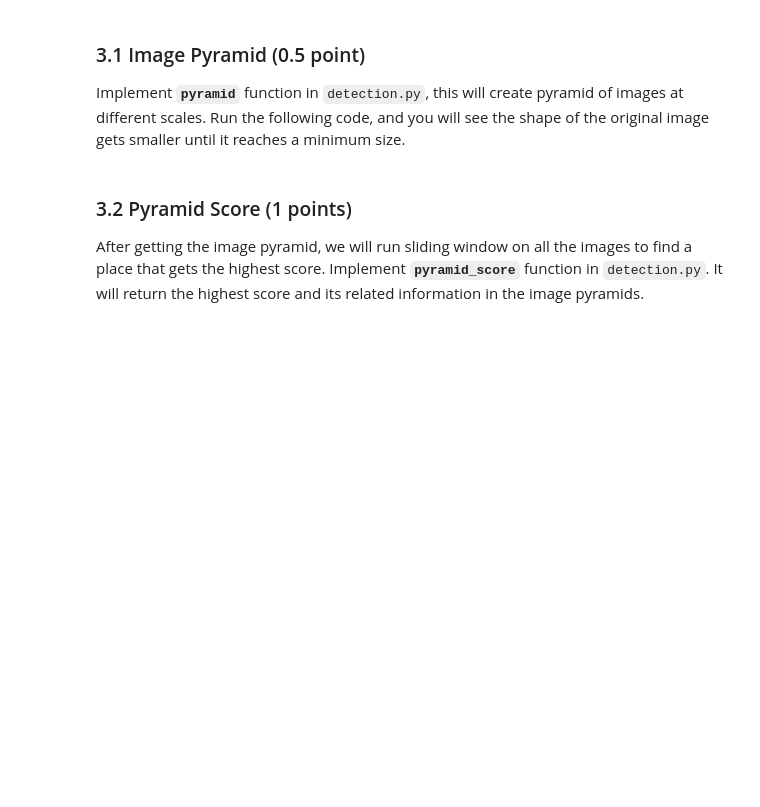
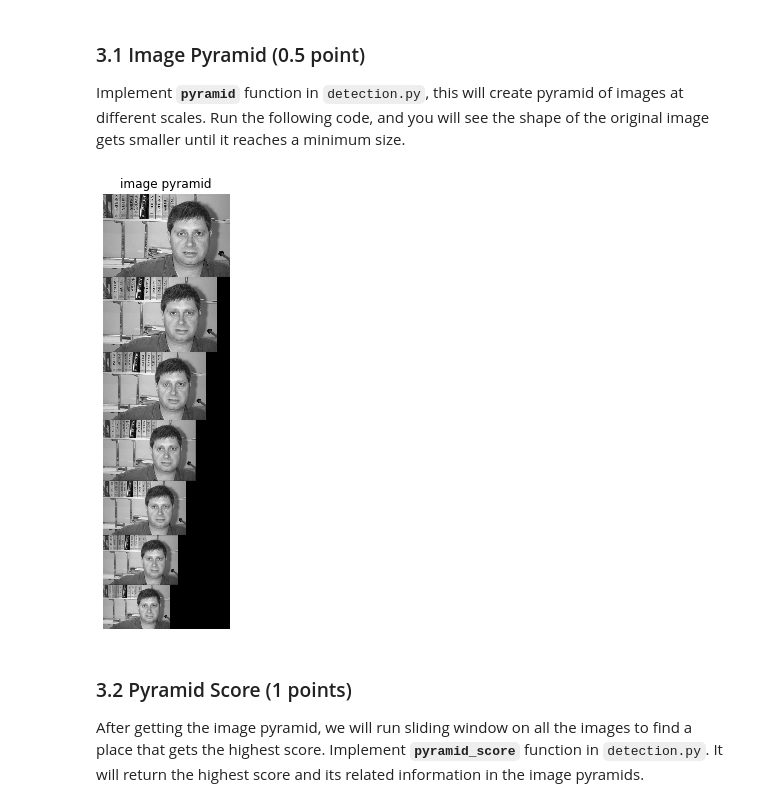
Before and after one commit to senku-kz/cv-pa5, a Jupyter notebook: PA5.ipynb, the cells around one changed output. Cells and saved outputs as stored; diff of their text form; code cells hidden in the pictures; blank space fills up the shorter version.

```diff
--- a/PA5.ipynb
+++ b/PA5.ipynb
@@ -118,30 +126,32 @@ Implement **`pyramid`** function in `detection.py`, this will create pyramid of
 # %%
 image_path = 'image_0001.jpg'
 
-image = io.imread(image_path, as_grey=True)
+image = io.imread(image_path, as_gray=True)
 image = rescale(image, 1.2)
 
 images = pyramid(image, scale = 0.9)
 sum_r = 0
 sum_c = 0
 for i,result in enumerate(images):
     (scale, image) = result
     if (i==0):
         sum_c = image.shape[1]
     sum_r+=image.shape[0]
 
 composite_image = np.zeros((sum_r, sum_c))
 
 pointer = 0
 for i, result in enumerate(images):
     (scale, image) = result
     composite_image[pointer:pointer+image.shape[0], :image.shape[1]] = image
     pointer+= image.shape[0]
 
 plt.imshow(composite_image)
 plt.axis('off')
 plt.title('image pyramid')
 plt.show()
+# %% [output]
+[figure, added]
 # %% [markdown]
 ###  3.2 Pyramid Score (1 points)
 
```
Also changed, not shown: parts of 6 cells of this notebook, 1 other file.
